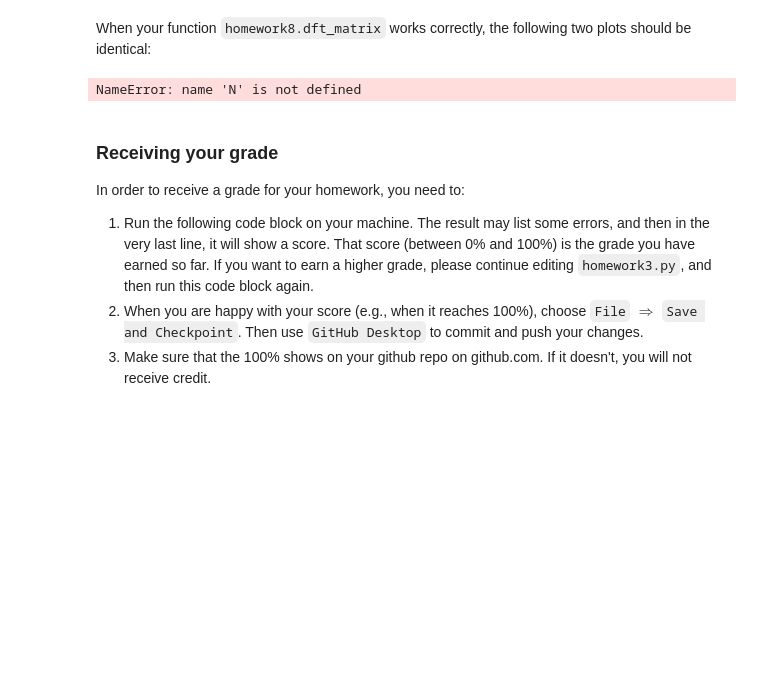
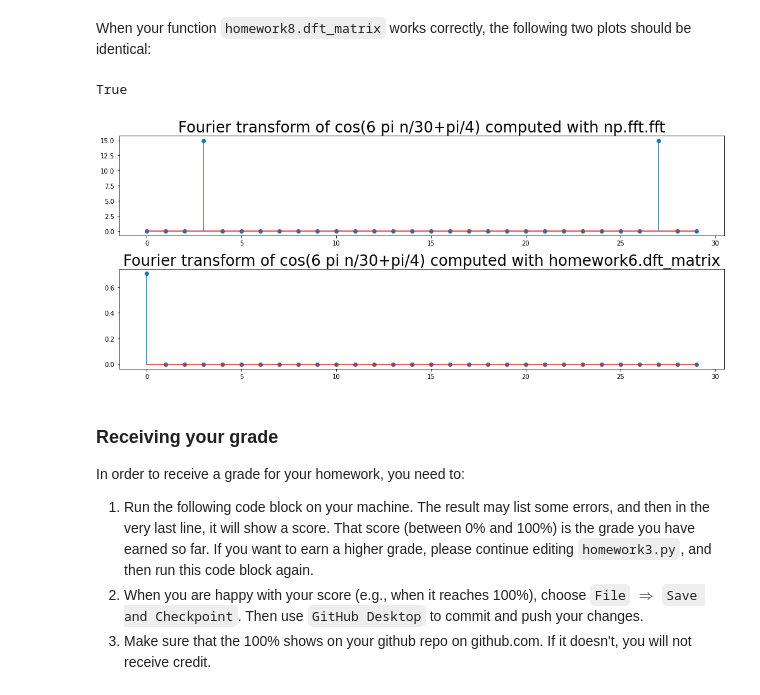
Before and after one commit to st162216/intro_speech_understanding, a Jupyter notebook: 2023_fall/lec08/lec08_notebook.ipynb, the cells around one changed output. Saved outputs shown, nothing was run; the diff lists cells and outputs as text; code cells hidden in the pictures; blank space fills up the shorter version.

```diff
--- a/2023_fall/lec08/lec08_notebook.ipynb
+++ b/2023_fall/lec08/lec08_notebook.ipynb
@@ -436,21 +446,26 @@ NameError: name 'np' is not defined
 # %% [markdown]
 When your function `homework8.dft_matrix` works correctly, the following two plots should be identical:
 # %%
-import homework8, importlib
+import homework8
+import importlib
 importlib.reload(homework8)
 W = homework8.dft_matrix(N)
 print(W.dtype == complex)
 
-fig = plt.figure(figsize=(14,6),layout='tight')
-subfig = fig.subplots(2,1)
+fig = plt.figure(figsize=(14, 6))
+subfig = fig.subplots(2, 1)
 
 subfig[0].stem(np.abs(np.fft.fft(x)))
-subfig[0].set_title('Fourier transform of cos(6 pi n/30+pi/4) computed with np.fft.fft',fontsize=24)
+subfig[0].set_title('Fourier transform of cos(6 pi n/30+pi/4) computed with np.fft.fft', fontsize=24)
 
-subfig[1].stem(np.abs(W@x))
-subfig[1].set_title('Fourier transform of cos(6 pi n/30+pi/4) computed with homework6.dft_matrix',fontsize=24)
+subfig[1].stem(np.abs(W @ x))
+subfig[1].set_title('Fourier transform of cos(6 pi n/30+pi/4) computed with homework6.dft_matrix', fontsize=24)
+
+plt.tight_layout()  # サブプロットの間隔を調整する
+plt.show()
 # %% [output]
-NameError: name 'N' is not defined
+True
+[figure, added]
 # %% [markdown]
 ### Receiving your grade
 
```
Also changed, not shown: parts of 10 cells of this notebook.
